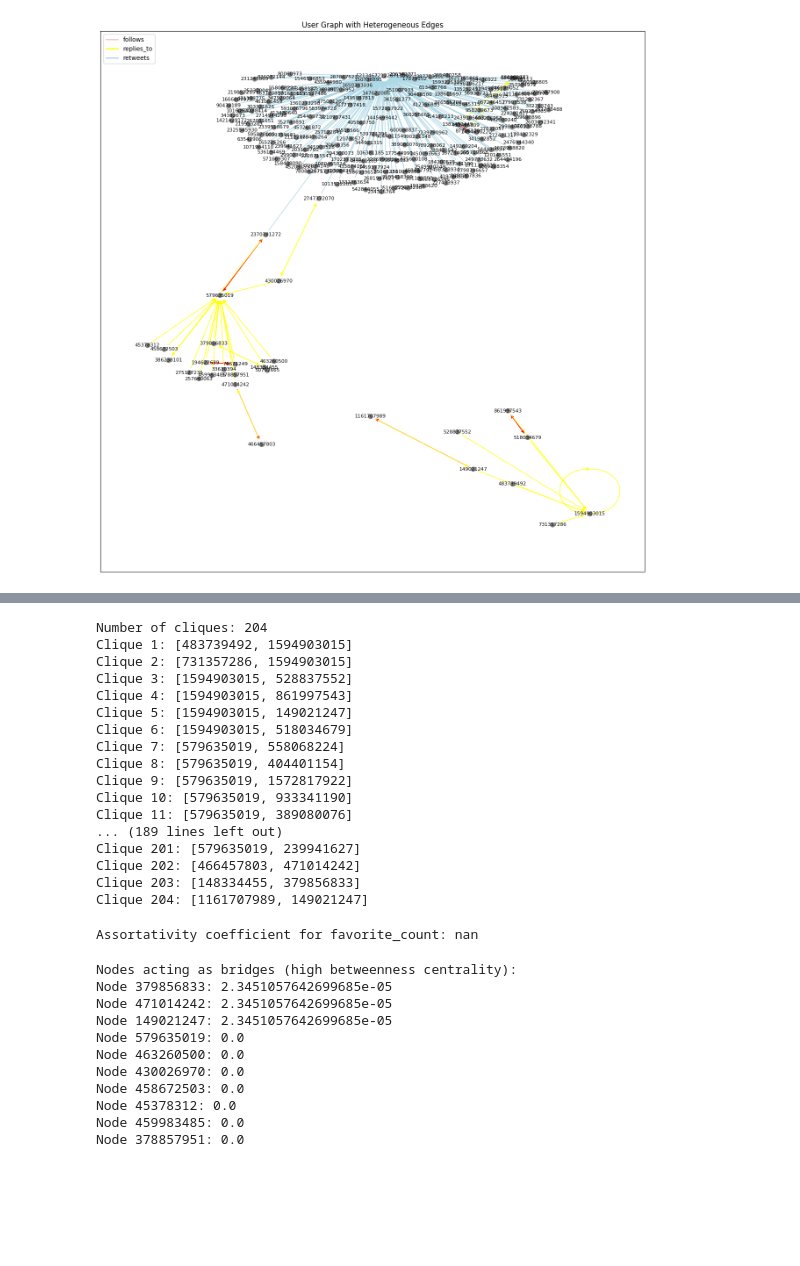
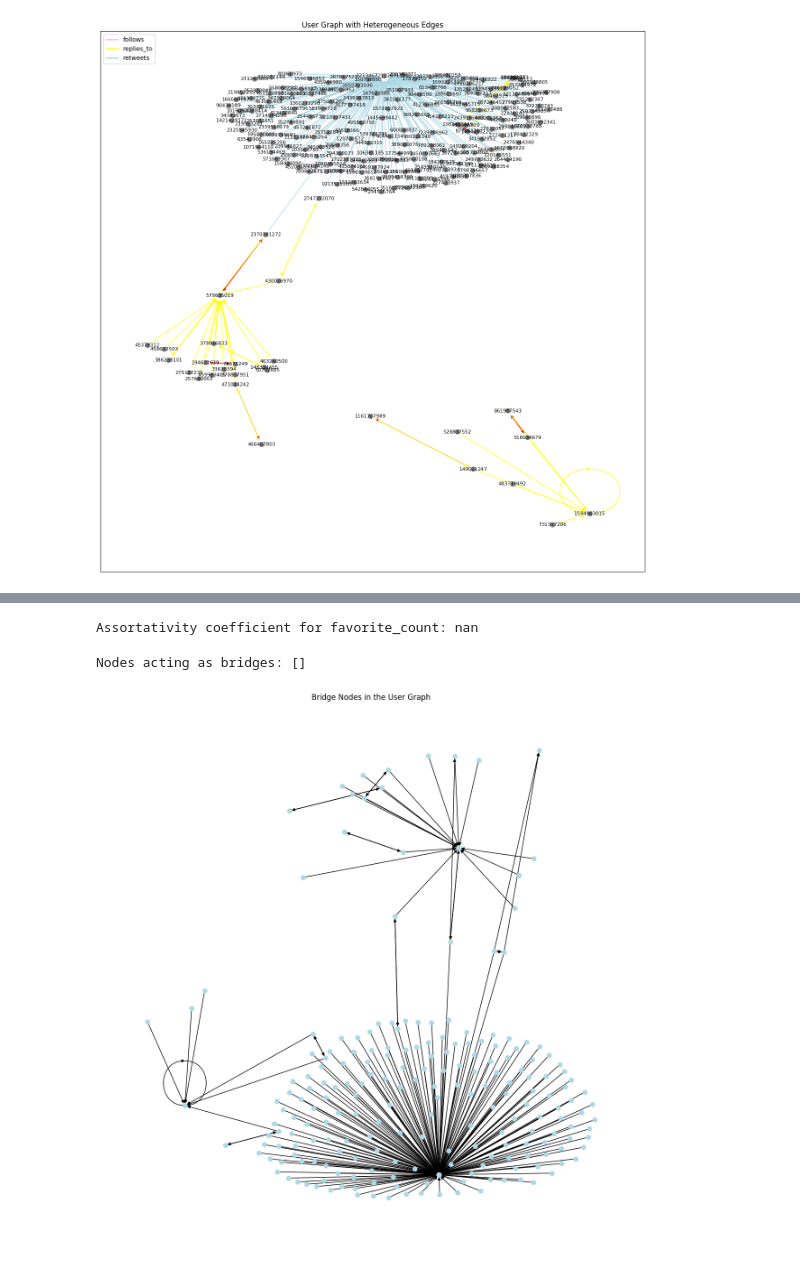
Before and after one commit to egeorg02/RumourDetection, a Jupyter notebook: communities.ipynb, the cells around one changed output, grey strips where cells are left out. Drawn from its saved outputs; the diff is of its cells as text; code cells hidden in the pictures; blank space fills up the shorter version.

```diff
--- a/communities.ipynb
+++ b/communities.ipynb
@@ -117,28 +138,7 @@ Community 6: {483739492, 731357286, 861997543, 1594903015, 528837552, 1161707989
 # %%
-from networkx.algorithms.clique import find_cliques
-
-cliques = list(find_cliques(user_graph.to_undirected()))
-print(f"Number of cliques: {len(cliques)}")
-for i, clique in enumerate(cliques):
-    print(f"Clique {i + 1}: {clique}")
+# print(f"Number of cliques: {len(cliques)}")
+# for i, clique in enumerate(cliques):
+#     print(f"Clique {i + 1}: {clique}")
-# %% [output]
-Number of cliques: 204
-Clique 1: [483739492, 1594903015]
-Clique 2: [731357286, 1594903015]
-Clique 3: [1594903015, 528837552]
-Clique 4: [1594903015, 861997543]
-Clique 5: [1594903015, 149021247]
-Clique 6: [1594903015, 518034679]
-Clique 7: [579635019, 558068224]
-Clique 8: [579635019, 404401154]
-Clique 9: [579635019, 1572817922]
-Clique 10: [579635019, 933341190]
-Clique 11: [579635019, 389080076]
-... (189 lines left out)
-Clique 201: [579635019, 239941627]
-Clique 202: [466457803, 471014242]
-Clique 203: [148334455, 379856833]
-Clique 204: [1161707989, 149021247]
 # %%
 # Calculate assortativity coefficient for the given attribute
 attribute = "favorite_count"
@@ -146,25 +146,24 @@ assortativity = nx.attribute_assortativity_coefficient(user_graph, attribute)
 print(f"Assortativity coefficient for {attribute}: {assortativity}")
 # %% [output]
 Assortativity coefficient for favorite_count: nan
-# %%
-from networkx.algorithms.centrality import betweenness_centrality
-
-# Calculate betweenness centrality
-betweenness = betweenness_centrality(user_graph)
-# Find nodes with high betweenness centrality
-bridges = sorted(betweenness.items(), key=lambda x: x[1], reverse=True)
-print("Nodes acting as bridges (high betweenness centrality):")
-for node, centrality in bridges[:10]:  # Top 10 bridges
-    print(f"Node {node}: {centrality}")
-# %% [output]
-Nodes acting as bridges (high betweenness centrality):
-Node 379856833: 2.3451057642699685e-05
-Node 471014242: 2.3451057642699685e-05
-Node 149021247: 2.3451057642699685e-05
-Node 579635019: 0.0
-Node 463260500: 0.0
-Node 430026970: 0.0
-Node 458672503: 0.0
-Node 45378312: 0.0
-Node 459983485: 0.0
-Node 378857951: 0.0
+# %%
+from networkx.algorithms.centrality import betweenness_centrality
+
+# Calculate betweenness centrality for all nodes
+betweenness = betweenness_centrality(user_graph)
+
+# Identify nodes that serve as bridges (i.e., nodes with high betweenness)
+bridge_threshold = 0.01
+bridge_nodes = [node for node, centrality in betweenness.items() if centrality > bridge_threshold]
+
+print(f"Nodes acting as bridges: {bridge_nodes}")
+
+# Visualize bridge nodes in the graph
+plt.figure(figsize=(12, 12))
+nx.draw(user_graph, pos, node_size=50, node_color='lightblue')
+nx.draw_networkx_nodes(user_graph, pos, nodelist=bridge_nodes, node_size=100, node_color='red')  # Highlight bridge nodes
+plt.title("Bridge Nodes in the User Graph")
+plt.show()
+# %% [output]
+Nodes acting as bridges: []
+[figure, added]
```
Also changed, not shown: parts of 7 cells of this notebook, 7 other files.
